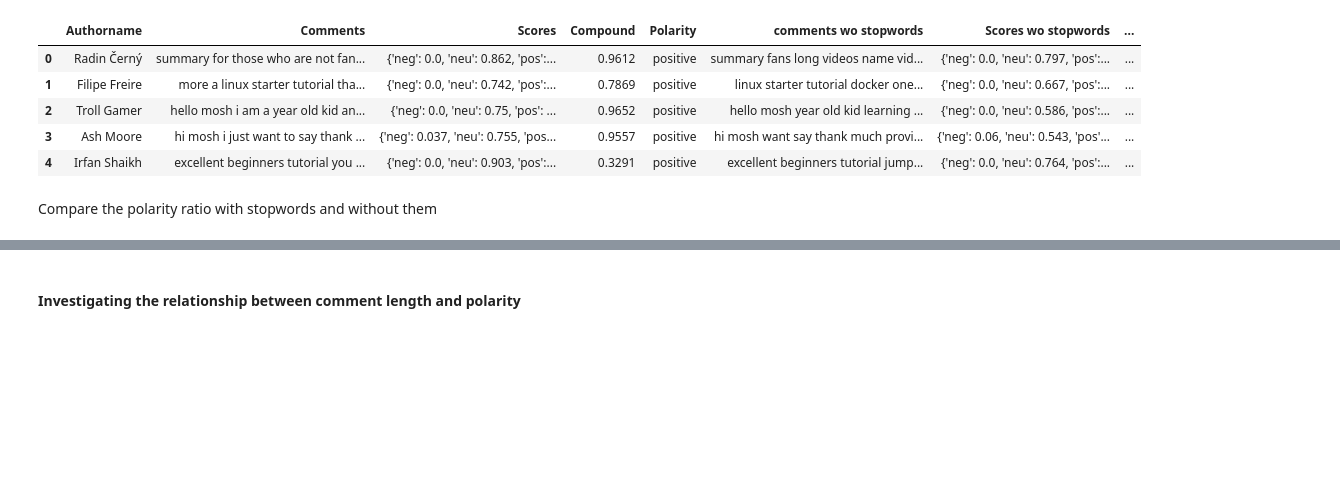
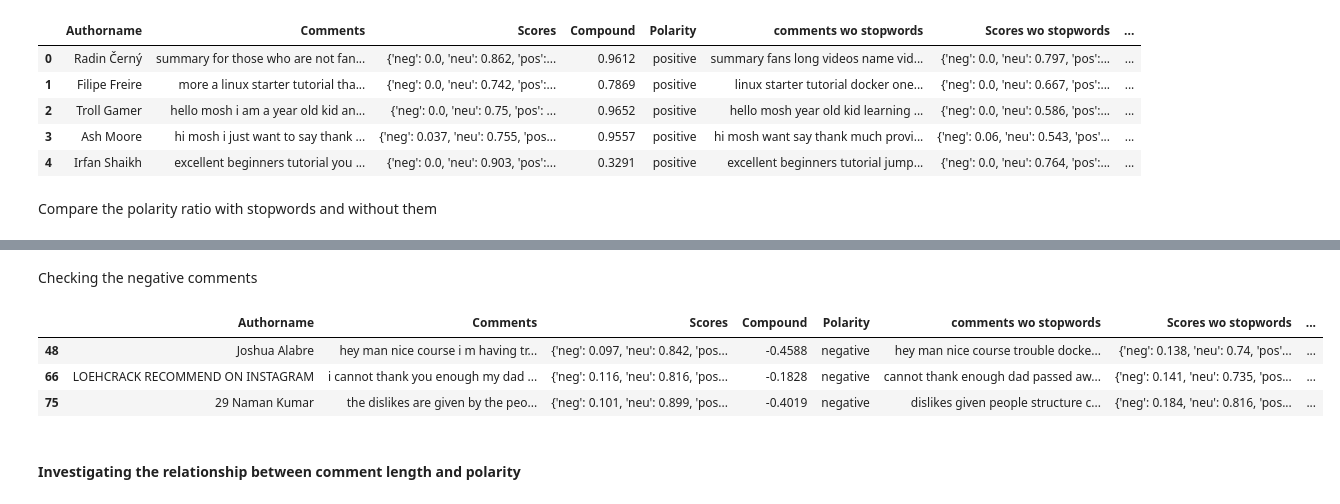
Before and after one commit to mhaln3mi/Youtube-content-quality-classification, a Jupyter notebook: code.ipynb, the cells around one changed output, grey strips where cells are left out. Cells and saved outputs as stored; diff of their text form; code cells hidden in the pictures; blank space fills up the shorter version.

```diff
--- a/code.ipynb
+++ b/code.ipynb
@@ -115,6 +134,17 @@ positive    93
 neutral      4
 negative     3
 Name: polarity wo stopwords, dtype: int64
+# %% [markdown]
+Checking the negative comments
+# %%
+neg = df[df["Polarity"] == "negative"]
+
+neg.head()
+# %% [output]
+|  | Authorname | Comments | Scores | Compound | Polarity | comments wo stopwords | Scores wo stopwords | ... |
+| 48 | Joshua Alabre | hey man nice course i m having tr... | {'neg': 0.097, 'neu': 0.842, 'pos... | -0.4588 | negative | hey man nice course trouble docke... | {'neg': 0.138, 'neu': 0.74, 'pos'... | ... |
+| 66 | LOEHCRACK RECOMMEND ON INSTAGRAM | i cannot thank you enough my dad ... | {'neg': 0.116, 'neu': 0.816, 'pos... | -0.1828 | negative | cannot thank enough dad passed aw... | {'neg': 0.141, 'neu': 0.735, 'pos... | ... |
+| 75 | 29 Naman Kumar | the dislikes are given by the peo... | {'neg': 0.101, 'neu': 0.899, 'pos... | -0.4019 | negative | dislikes given people structure c... | {'neg': 0.184, 'neu': 0.816, 'pos... | ... |
 # %% [markdown]
 #### Investigating the relationship between comment length and polarity
 # %%
```
Also changed, not shown: parts of 10 cells of this notebook.
